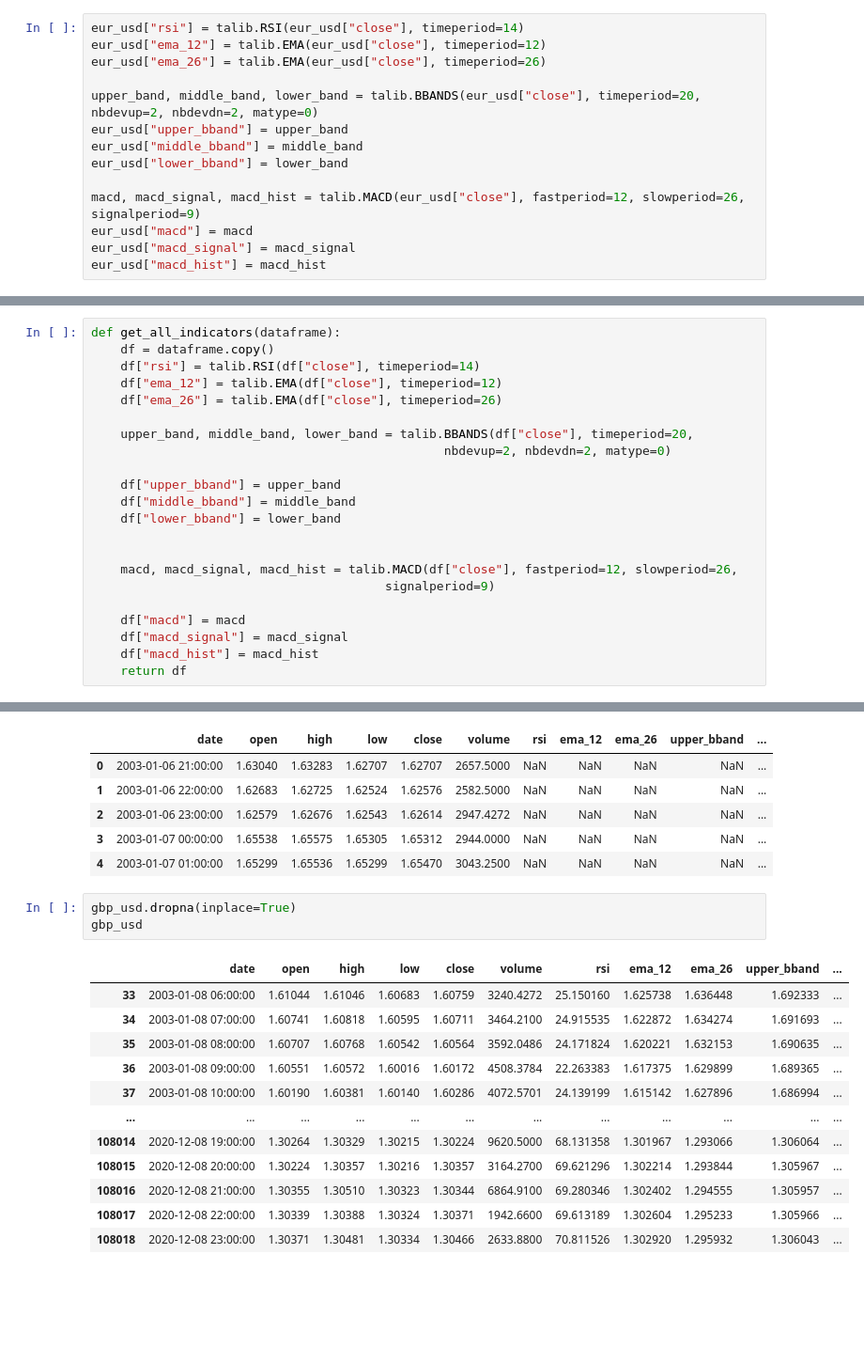
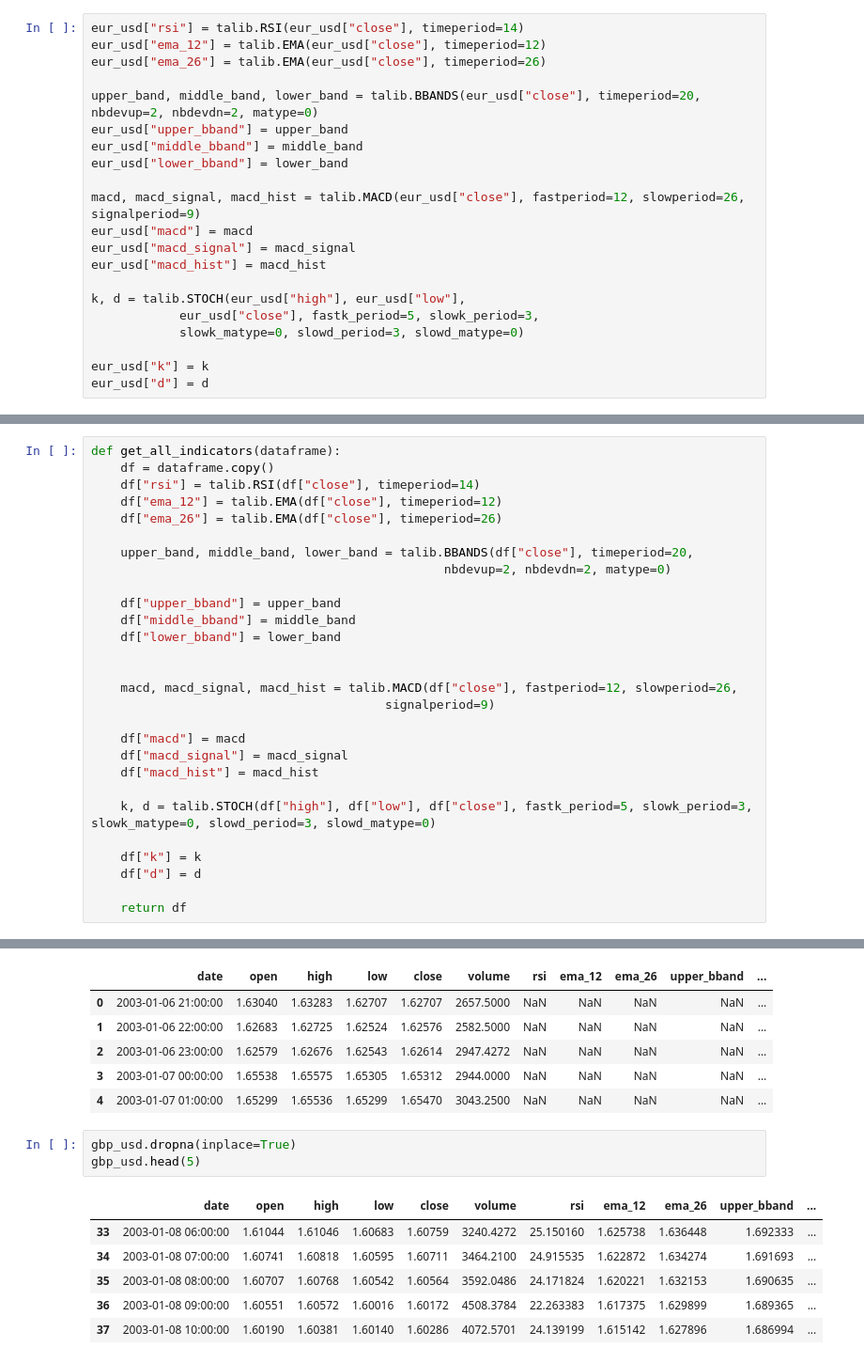
Before and after one commit to SaidJacoboDev/smart-markets, a Jupyter notebook: Chapter 1 - The data/forex.ipynb, the cells around one changed output, grey strips where cells are left out. Shown at 94% size. Cells and saved outputs as stored; diff of their text form; blank space fills up the shorter version.

```diff
--- a/Chapter 1 - The data/forex.ipynb
+++ b/Chapter 1 - The data/forex.ipynb
@@ -228,6 +228,13 @@ macd, macd_signal, macd_hist = talib.MACD(eur_usd["close"], fastperiod=12, slowp
 eur_usd["macd"] = macd
 eur_usd["macd_signal"] = macd_signal
 eur_usd["macd_hist"] = macd_hist
+
+k, d = talib.STOCH(eur_usd["high"], eur_usd["low"],
+            eur_usd["close"], fastk_period=5, slowk_period=3,
+            slowk_matype=0, slowd_period=3, slowd_matype=0)
+
+eur_usd["k"] = k
+eur_usd["d"] = d
 # %%
 eur_usd.head(5)
 # %% [output]
@@ -328,6 +346,12 @@ def get_all_indicators(dataframe):
     df["macd"] = macd
     df["macd_signal"] = macd_signal
     df["macd_hist"] = macd_hist
+
+    k, d = talib.STOCH(df["high"], df["low"], df["close"], fastk_period=5, slowk_period=3, slowk_matype=0, slowd_period=3, slowd_matype=0)
+
+    df["k"] = k
+    df["d"] = d
+
     return df
 # %%
 usd_jpy = pd.read_csv('./Data/USDJPY.csv')
@@ -365,17 +389,11 @@ gbp_usd.head(5)
 | 4 | 2003-01-07 01:00:00 | 1.65299 | 1.65536 | 1.65299 | 1.65470 | 3043.2500 | NaN | NaN | NaN | NaN | ... |
 # %%
 gbp_usd.dropna(inplace=True)
-gbp_usd
+gbp_usd.head(5)
 # %% [output]
 |  | date | open | high | low | close | volume | rsi | ema_12 | ema_26 | upper_bband | ... |
 | 33 | 2003-01-08 06:00:00 | 1.61044 | 1.61046 | 1.60683 | 1.60759 | 3240.4272 | 25.150160 | 1.625738 | 1.636448 | 1.692333 | ... |
 | 34 | 2003-01-08 07:00:00 | 1.60741 | 1.60818 | 1.60595 | 1.60711 | 3464.2100 | 24.915535 | 1.622872 | 1.634274 | 1.691693 | ... |
 | 35 | 2003-01-08 08:00:00 | 1.60707 | 1.60768 | 1.60542 | 1.60564 | 3592.0486 | 24.171824 | 1.620221 | 1.632153 | 1.690635 | ... |
 | 36 | 2003-01-08 09:00:00 | 1.60551 | 1.60572 | 1.60016 | 1.60172 | 4508.3784 | 22.263383 | 1.617375 | 1.629899 | 1.689365 | ... |
 | 37 | 2003-01-08 10:00:00 | 1.60190 | 1.60381 | 1.60140 | 1.60286 | 4072.5701 | 24.139199 | 1.615142 | 1.627896 | 1.686994 | ... |
-| ... | ... | ... | ... | ... | ... | ... | ... | ... | ... | ... | ... |
-| 108014 | 2020-12-08 19:00:00 | 1.30264 | 1.30329 | 1.30215 | 1.30224 | 9620.5000 | 68.131358 | 1.301967 | 1.293066 | 1.306064 | ... |
-| 108015 | 2020-12-08 20:00:00 | 1.30224 | 1.30357 | 1.30216 | 1.30357 | 3164.2700 | 69.621296 | 1.302214 | 1.293844 | 1.305967 | ... |
-| 108016 | 2020-12-08 21:00:00 | 1.30355 | 1.30510 | 1.30323 | 1.30344 | 6864.9100 | 69.280346 | 1.302402 | 1.294555 | 1.305957 | ... |
-| 108017 | 2020-12-08 22:00:00 | 1.30339 | 1.30388 | 1.30324 | 1.30371 | 1942.6600 | 69.613189 | 1.302604 | 1.295233 | 1.305966 | ... |
-| 108018 | 2020-12-08 23:00:00 | 1.30371 | 1.30481 | 1.30334 | 1.30466 | 2633.8800 | 70.811526 | 1.302920 | 1.295932 | 1.306043 | ... |
```
Also changed, not shown: parts of 20 cells of this notebook.
